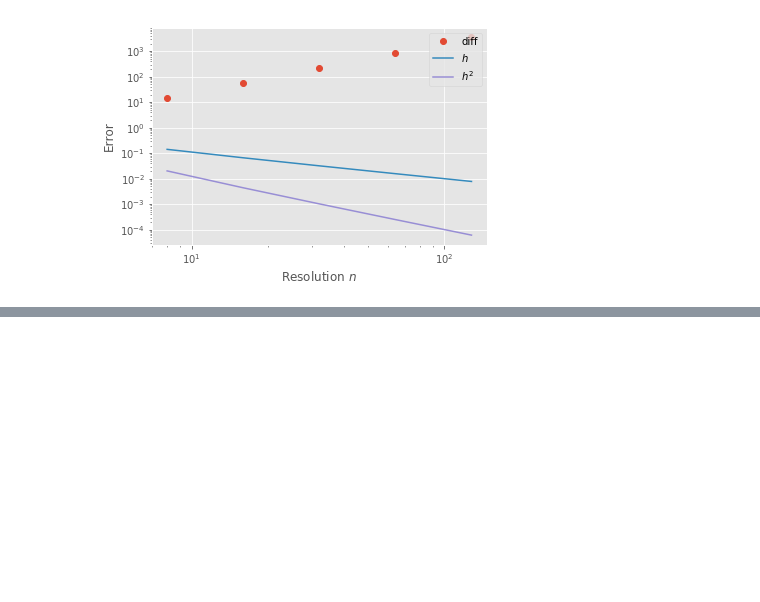
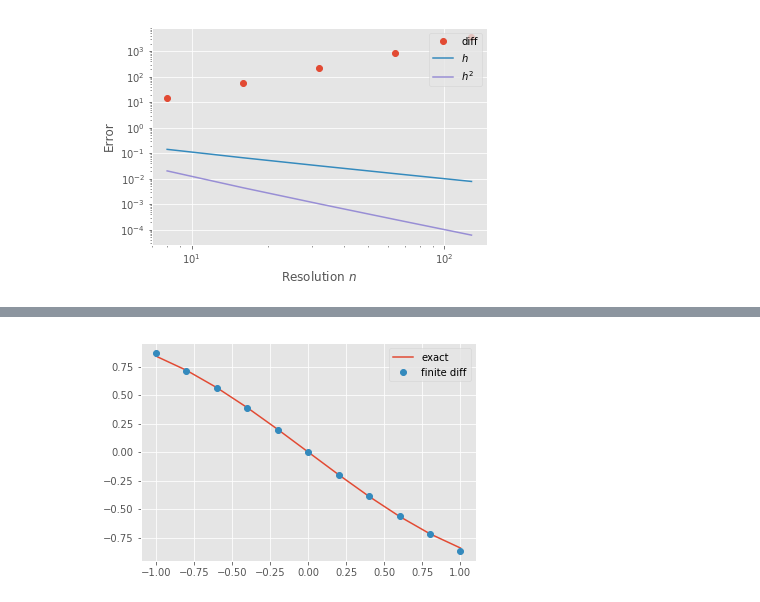
Before and after one commit to gandhiy/numpde, a Jupyter notebook: hw0/Homework 1.ipynb, the cells around one changed output, grey strips where cells are left out. Saved outputs shown, nothing was run; the diff lists cells and outputs as text; code cells hidden in the pictures; blank space fills up the shorter version.

```diff
--- a/hw0/Homework 1.ipynb
+++ b/hw0/Homework 1.ipynb
@@ -150,0 +166,19 @@ grid_error(diff2mat, np.sin, lambda l: -np.sin(l))
+# %%
+def diff2mat2(n):
+    h = 2/n
+    e = np.ones(n)
+    L = (np.diag(e, -1) - 2*np.eye(n+1) + np.diag(e,1)) / (h**2)
+    L[0,:] = (2*np.eye(n+1)[0,:] -5*np.diag(e,1)[0,:] + 4*np.diag(np.ones(n-1),2)[0,:] - np.diag(np.ones(n-2),3)[0,:]) /(h**2)
+    L[-1,:] = (2*np.eye(n+1)[-1,:] -5*np.diag(e,-1)[-1,:] +4* np.diag(np.ones(n-1),-2)[-1,:] - np.diag(np.ones(n-2),-3)[-1,:])/(h**2)
+    return L
+n = 10
+x = np.linspace(-1,1,n+1)
+d2u = -np.sin(x)
+op = diff2mat2(n)
+D2u = np.matmul(op, np.sin(x))
+plt.plot(x, d2u, label='exact')
+plt.plot(x, D2u,'o', label='finite diff')
+plt.legend(loc='upper right')
+plt.show()
+# %% [output]
+[figure, added]
```
Also changed, not shown: parts of 24 cells of this notebook, 1 other file.
